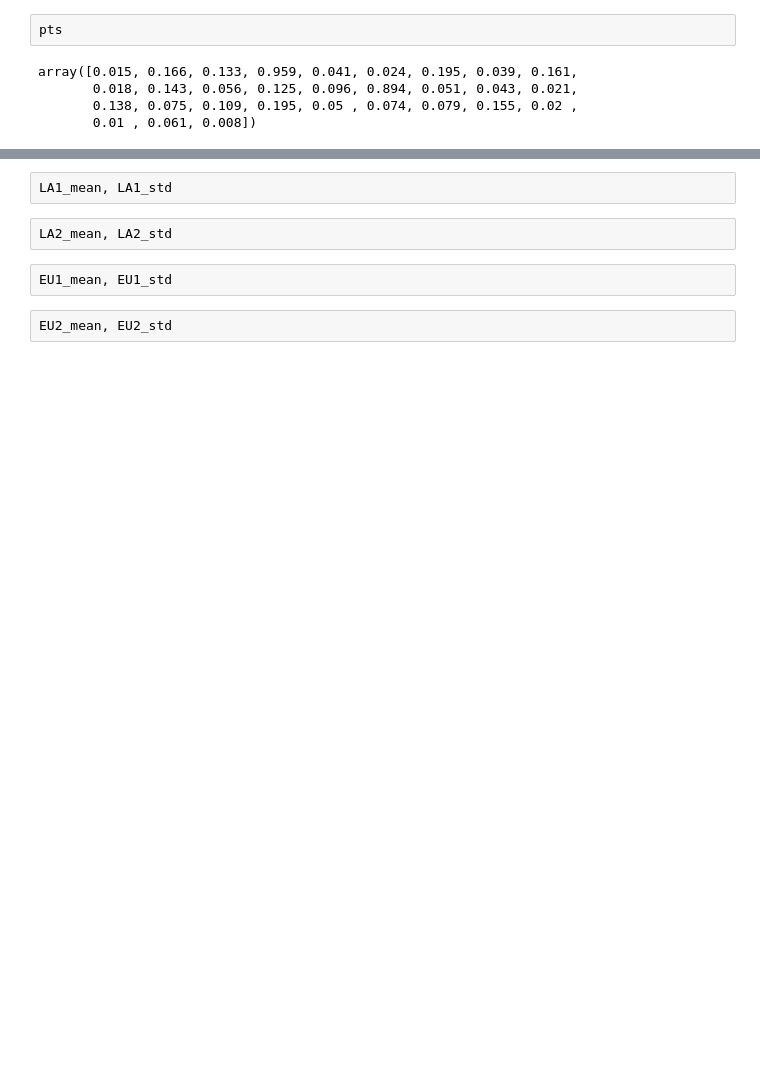
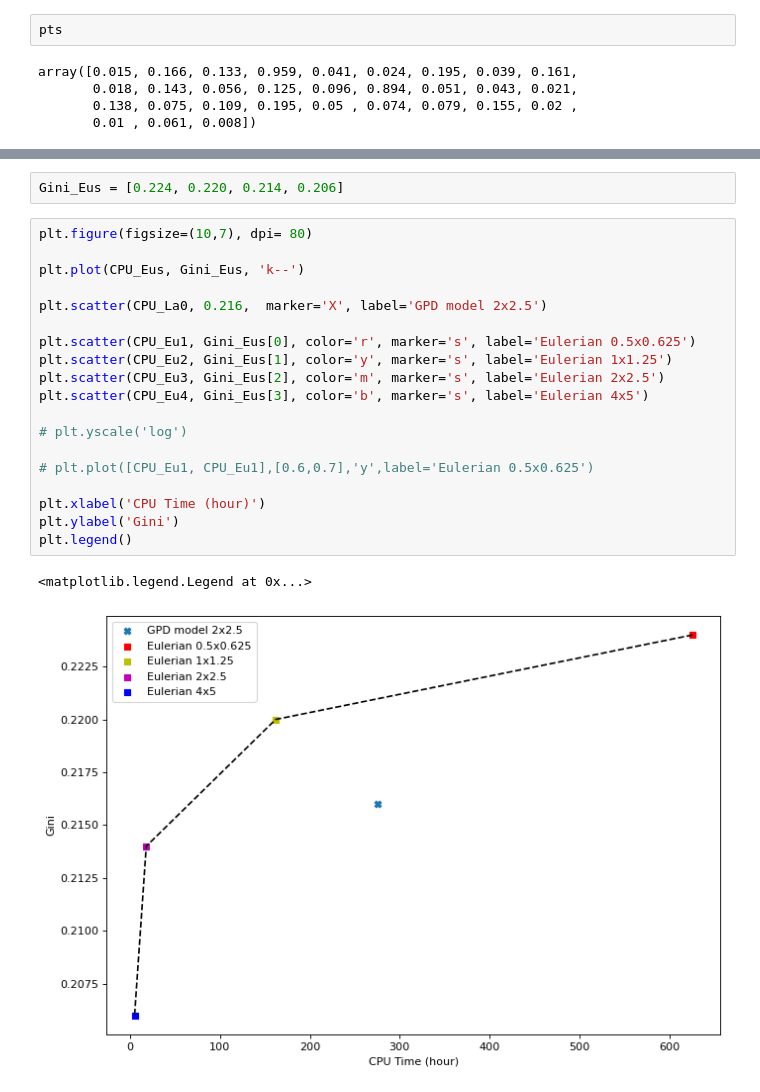
Before and after one commit to hongwei8sun/GEOS-Chem, a Jupyter notebook: python/2nd_porduction_CPU.ipynb, the cells around one changed output, grey strips where cells are left out. Saved outputs shown, nothing was run; the diff lists cells and outputs as text; blank space fills up the shorter version.

```diff
--- a/python/2nd_porduction_CPU.ipynb
+++ b/python/2nd_porduction_CPU.ipynb
@@ -509,8 +630,24 @@ NameError: name 'LA1_Zsum_Xmean' is not defined
-# %%
-LA1_mean, LA1_std
-# %%
-LA2_mean, LA2_std
-# %%
-EU1_mean, EU1_std
-# %%
-EU2_mean, EU2_std
+# %%
+Gini_Eus = [0.224, 0.220, 0.214, 0.206]
+# %%
+plt.figure(figsize=(10,7), dpi= 80)
+
+plt.plot(CPU_Eus, Gini_Eus, 'k--')
+
+plt.scatter(CPU_La0, 0.216,  marker='X', label='GPD model 2x2.5')
+
+plt.scatter(CPU_Eu1, Gini_Eus[0], color='r', marker='s', label='Eulerian 0.5x0.625')
+plt.scatter(CPU_Eu2, Gini_Eus[1], color='y', marker='s', label='Eulerian 1x1.25')
+plt.scatter(CPU_Eu3, Gini_Eus[2], color='m', marker='s', label='Eulerian 2x2.5')
+plt.scatter(CPU_Eu4, Gini_Eus[3], color='b', marker='s', label='Eulerian 4x5')
+
+# plt.yscale('log')
+
+# plt.plot([CPU_Eu1, CPU_Eu1],[0.6,0.7],'y',label='Eulerian 0.5x0.625')
+
+plt.xlabel('CPU Time (hour)')
+plt.ylabel('Gini')
+plt.legend()
+# %% [output]
+<matplotlib.legend.Legend at 0x...>
+[figure, added]
```
Also changed, not shown: parts of 15 cells of this notebook, 21 other files.
